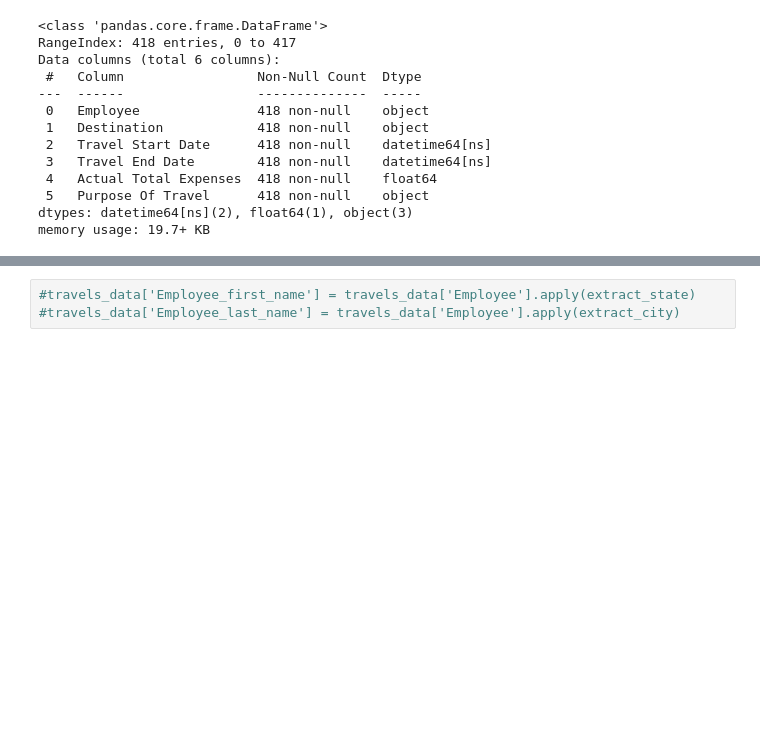
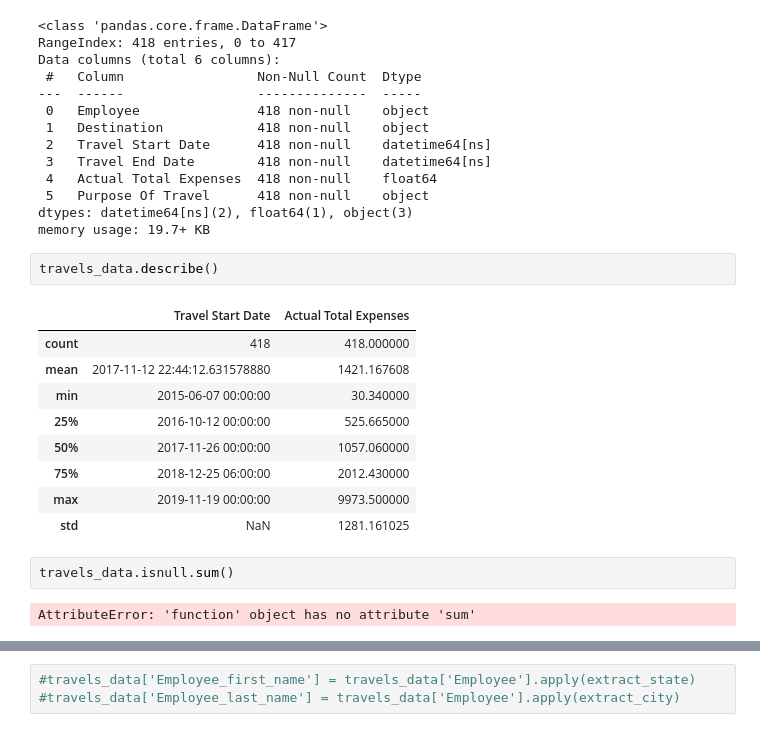
Before and after one commit to razurpenet/data_cleaning_with_pandas, a Jupyter notebook: index.ipynb, the cells around one changed output, grey strips where cells are left out. Saved outputs shown, nothing was run; the diff lists cells and outputs as text; blank space fills up the shorter version.

```diff
--- a/index.ipynb
+++ b/index.ipynb
@@ -79,4 +80,20 @@ Data columns (total 6 columns):
  5   Purpose Of Travel      418 non-null    object
 dtypes: datetime64[ns](2), float64(1), object(3)
 memory usage: 19.7+ KB
+# %%
+travels_data.describe()
+# %% [output]
+|  | Travel Start Date | Actual Total Expenses |
+| count | 418 | 418.000000 |
+| mean | 2017-11-12 22:44:12.631578880 | 1421.167608 |
+| min | 2015-06-07 00:00:00 | 30.340000 |
+| 25% | 2016-10-12 00:00:00 | 525.665000 |
+| 50% | 2017-11-26 00:00:00 | 1057.060000 |
+| 75% | 2018-12-25 06:00:00 | 2012.430000 |
+| max | 2019-11-19 00:00:00 | 9973.500000 |
+| std | NaN | 1281.161025 |
+# %%
+travels_data.isnull.sum()
+# %% [output]
+AttributeError: 'function' object has no attribute 'sum'
 # %%
```
Also changed, not shown: parts of 17 cells of this notebook, 2 other files.
